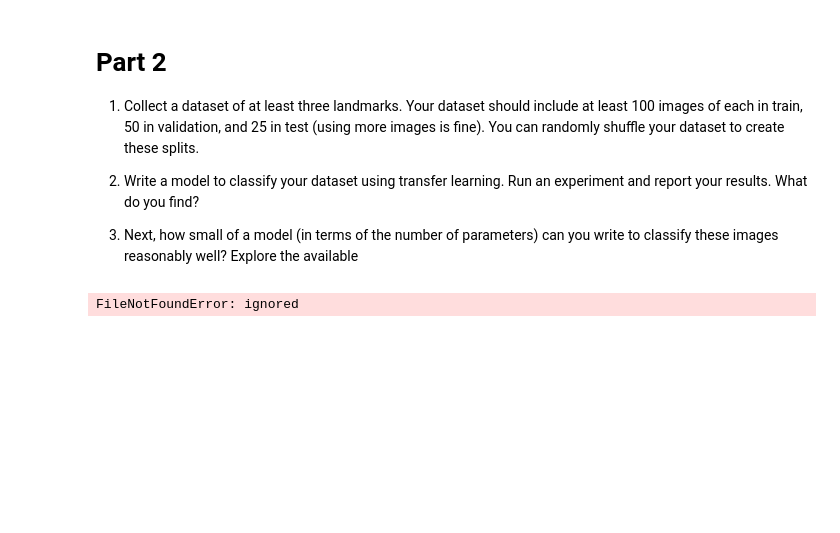
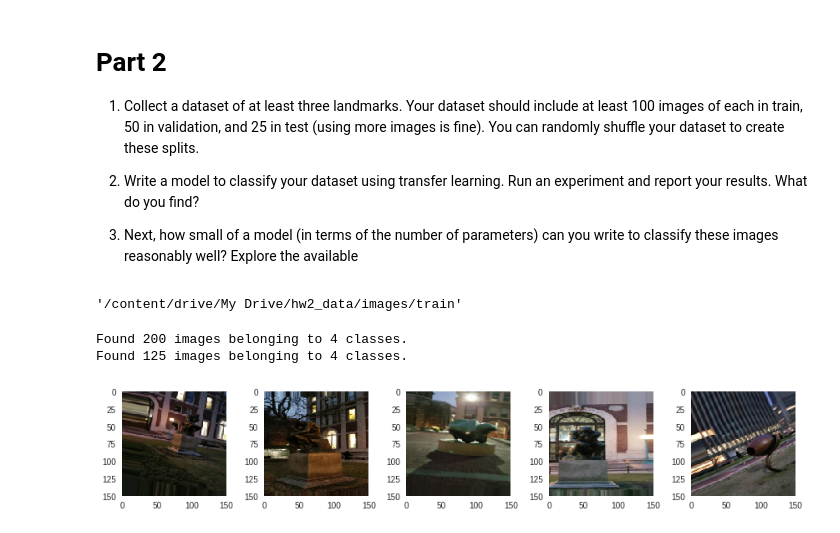
Before and after one commit to Cynthia3992/DeepLearning_Columbia, a Jupyter notebook: assignment2/HW2.ipynb, the cells around one changed output. Cells and saved outputs as stored; diff of their text form; code cells hidden in the pictures; blank space fills up the shorter version.

```diff
--- a/assignment2/HW2.ipynb
+++ b/assignment2/HW2.ipynb
@@ -231,9 +231,13 @@ Difference between ResNet50 and InceptionV3
 
 3. Next, how small of a model (in terms of the number of parameters) can you write to classify these images reasonably well? Explore the available
 # %%
-base_dir = 'content/drive/My Drive/hw2_data/images'
+base_dir = '/content/drive/My Drive/hw2_data/images/'
 train_dir = os.path.join(base_dir, 'train')
 val_dir = os.path.join(base_dir, 'validate')
+# %%
+train_dir
+# %% [output]
+'/content/drive/My Drive/hw2_data/images/train'
 # %%
 train_eye_dir = os.path.join(train_dir, 'eye')
 train_lion_dir = os.path.join(train_dir, 'lion')
@@ -244,6 +248,7 @@ val_lion_dir = os.path.join(val_dir, 'lion')
 val_thinker_dir = os.path.join(val_dir, 'thinker')
 # %%
 CLASS_MODE = 'categorical'
+
 image_gen_train = ImageDataGenerator(
       rescale=1./255,
       rotation_range=40,
@@ -269,4 +274,20 @@ val_data_gen = image_gen_val.flow_from_directory(
     target_size=(TARGET_SHAPE, TARGET_SHAPE),
     class_mode=CLASS_MODE)
 # %% [output]
-FileNotFoundError: ignored
+Found 200 images belonging to 4 classes.
+Found 125 images belonging to 4 classes.
+# %%
+sample_training_images, sample_training_labels = next(train_data_gen)
+# %%
+def plotImages(images_arr):
+    fig, axes = plt.subplots(1, 5, figsize=(12,12))
+    axes = axes.flatten()
+    for img, ax in zip( images_arr, axes):
+        ax.grid(False)
+        ax.imshow(img)
+    plt.tight_layout()
+    plt.show()
+# %%
+plotImages(sample_training_images[:5])
+# %% [output]
+[figure, added]
```
Also changed, not shown: parts of 2 cells of this notebook.
